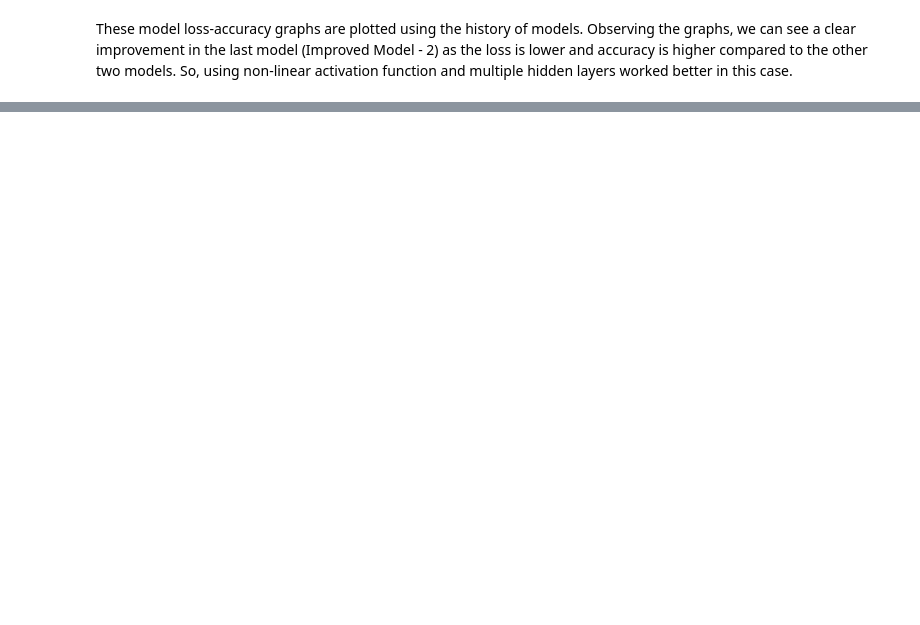
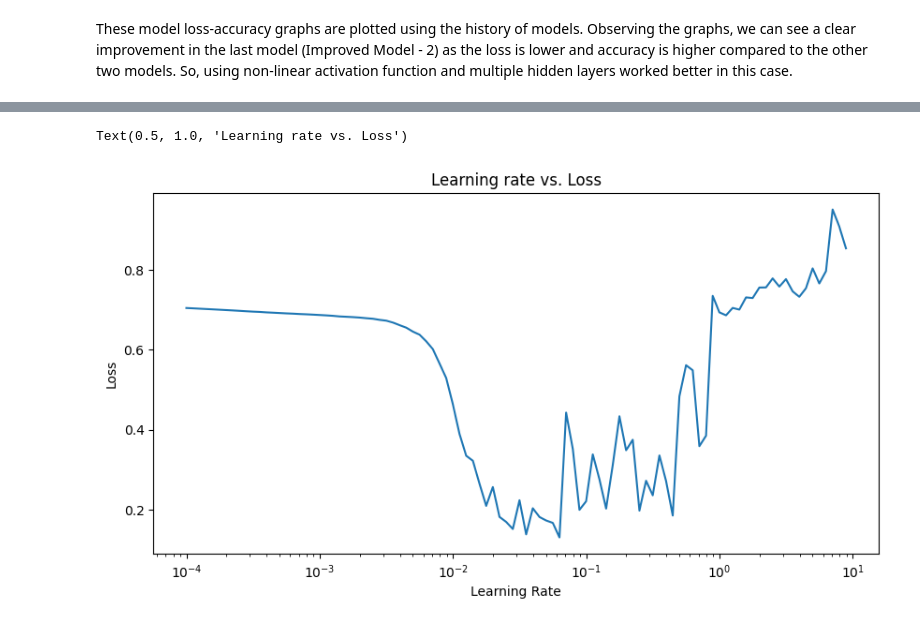
Before and after one commit to Iftikhar-Shams-Niloy/TensorFlow-Cookbook, a Jupyter notebook: 3_Classification_with_TensorFlow.ipynb, the cells around one changed output, grey strips where cells are left out. Cells and saved outputs as stored; diff of their text form; code cells hidden in the pictures; blank space fills up the shorter version.

```diff
--- a/3_Classification_with_TensorFlow.ipynb
+++ b/3_Classification_with_TensorFlow.ipynb
@@ -347,0 +352,14 @@ These model loss-accuracy graphs are plotted using the history of models. Observ
+# %%
+tf.random.set_seed(42)
+my_model_3 = tf.keras.Sequential()
+my_model_3.add(tf.keras.layers.Dense(4, activation = "relu"))
+my_model_3.add(tf.keras.layers.Dense(4, activation = "relu"))
+my_model_3.add(tf.keras.layers.Dense(1, activation = "sigmoid"))
+
+my_model_3.compile(loss="binary_crossentropy",
+                   optimizer="Adam",
+                   metrics=["accuracy"])
+#Learning rate Callback
+lr_scheduler = tf.keras.callbacks.LearningRateScheduler(lambda epoch: 1e-4*10**(epoch/20))
+model_history_3 = my_model_3.fit(X_train, y_train, epochs=100,
+                                callbacks = [lr_scheduler])
@@ -347,0 +389,10 @@ These model loss-accuracy graphs are plotted using the history of models. Observ
+# %%
+lrs = 1e-4 * (10**(tf.range(100)/20))
+plt.figure(figsize=(10,5))
+plt.semilogx(lrs, model_history_3.history["loss"])
+plt.xlabel("Learning Rate")
+plt.ylabel("Loss")
+plt.title("Learning rate vs. Loss")
+# %% [output]
+Text(0.5, 1.0, 'Learning rate vs. Loss')
+[figure, added]
```
Also changed, not shown: parts of 14 cells of this notebook.
